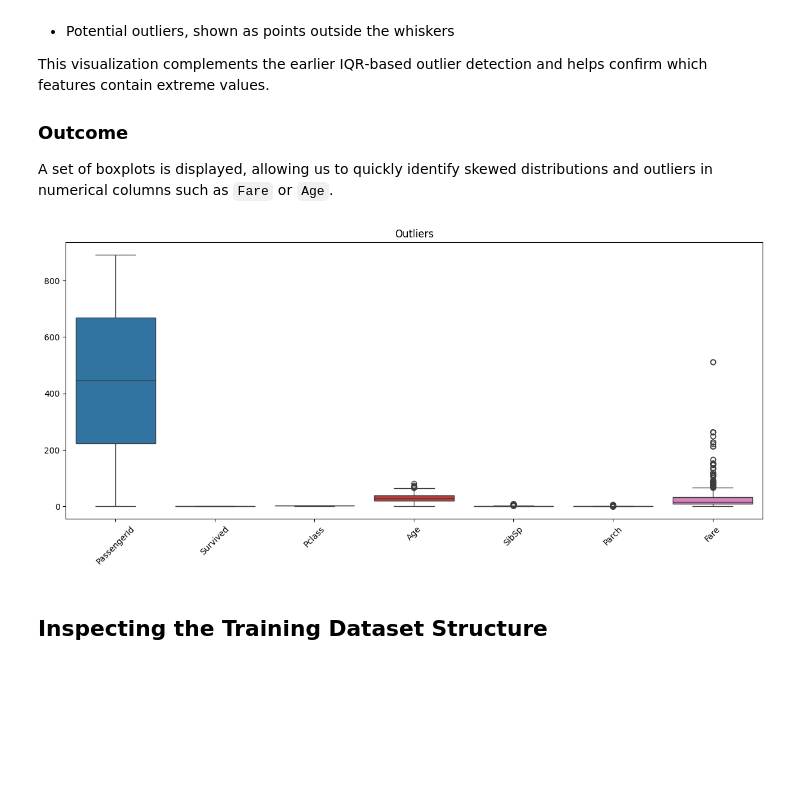
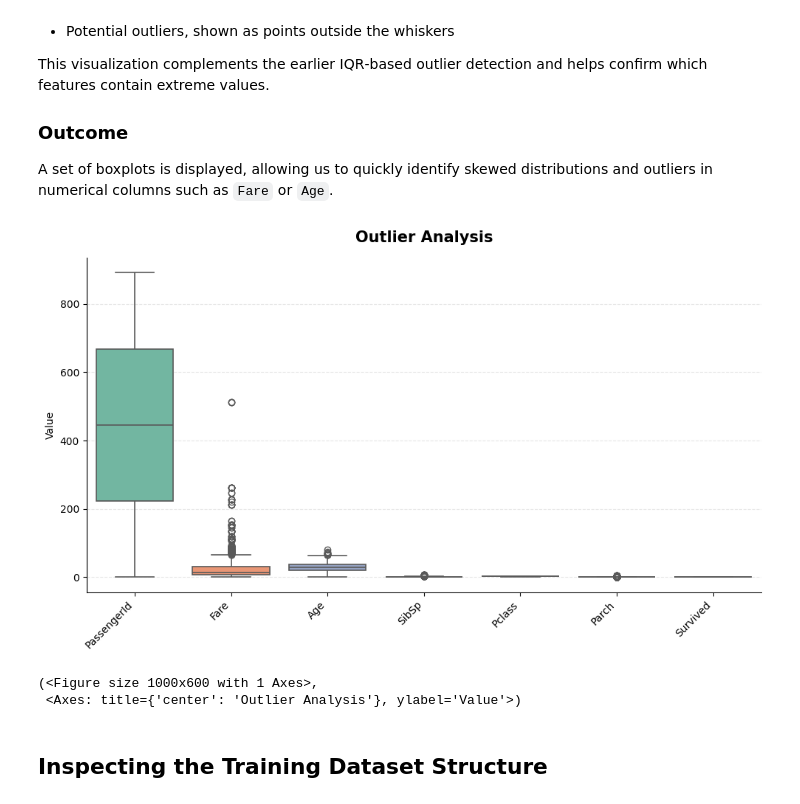
Before and after one commit to AliFazelniya/kaggle, a Jupyter notebook: titanic/titanic.ipynb, the cells around one changed output. Drawn from its saved outputs; the diff is of its cells as text; code cells hidden in the pictures; blank space fills up the shorter version.

```diff
--- a/titanic/titanic.ipynb
+++ b/titanic/titanic.ipynb
@@ -65,8 +69,8 @@ warnings.filterwarnings("ignore", category=RuntimeWarning)
 ## Loading the Titanic Dataset
 In this cell, we load the training and test datasets provided by Kaggle’s Titanic competition.
 # %%
-train_df = pd.read_csv("/kaggle/input/titanic/train.csv")
-test_df = pd.read_csv("/kaggle/input/titanic/test.csv")
+train_df = pd.read_csv("train.csv")
+test_df = pd.read_csv("test.csv")
 # %%
 train_df.head()
 # %% [output]
@@ -228,13 +236,16 @@ This visualization complements the earlier IQR‑based outlier detection and hel
 ### Outcome
 A set of boxplots is displayed, allowing us to quickly identify skewed distributions and outliers in numerical columns such as `Fare` or `Age`.
 # %%
-plt.figure(figsize=(15, 6))
-sns.boxplot(data=numeric_df)
-plt.xticks(rotation=45)
-plt.title("Outliers")
-plt.show()
+plot_utils.plot_boxplots(
+    numeric_df,
+    title="Outlier Analysis",
+    rotation=45,
+    sort_by_variance=True
+)
 # %% [output]
-[figure, old version]
+[figure, new version]
+(<Figure size 1000x600 with 1 Axes>,
+ <Axes: title={'center': 'Outlier Analysis'}, ylabel='Value'>)
 # %% [markdown]
 ## Inspecting the Training Dataset Structure
 # %%
```
Also changed, not shown: parts of 6 cells of this notebook, 4 other files.
